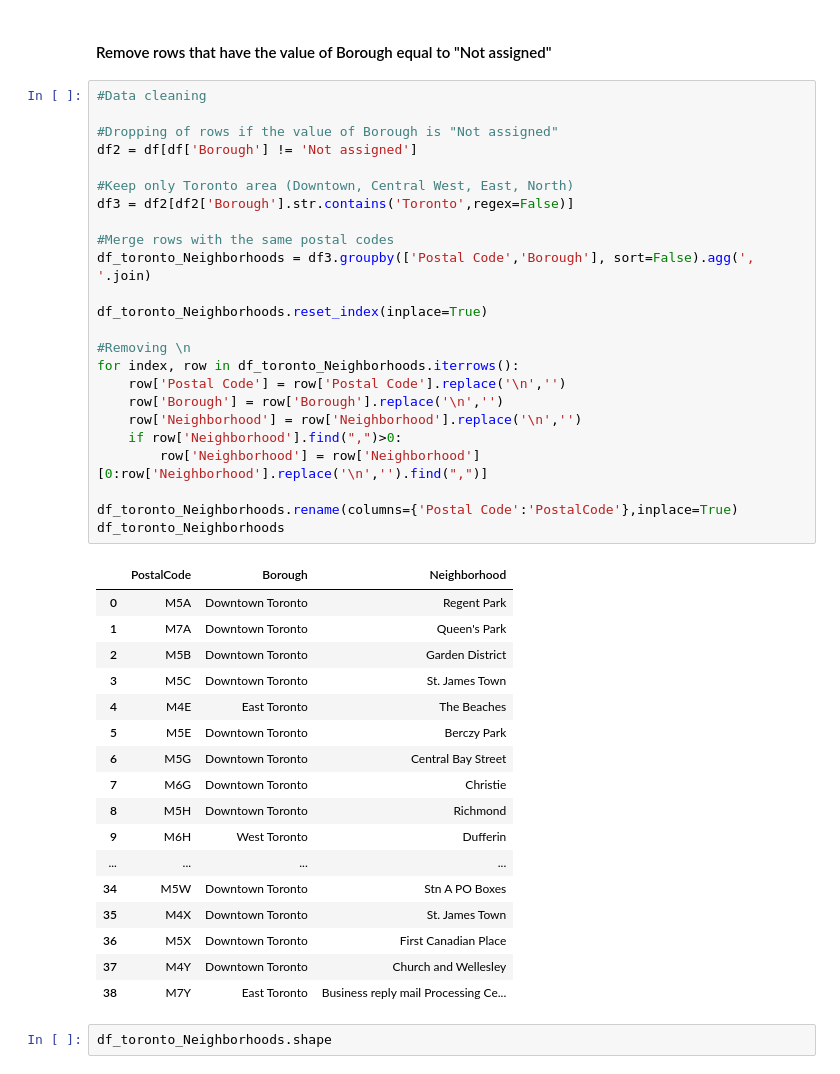
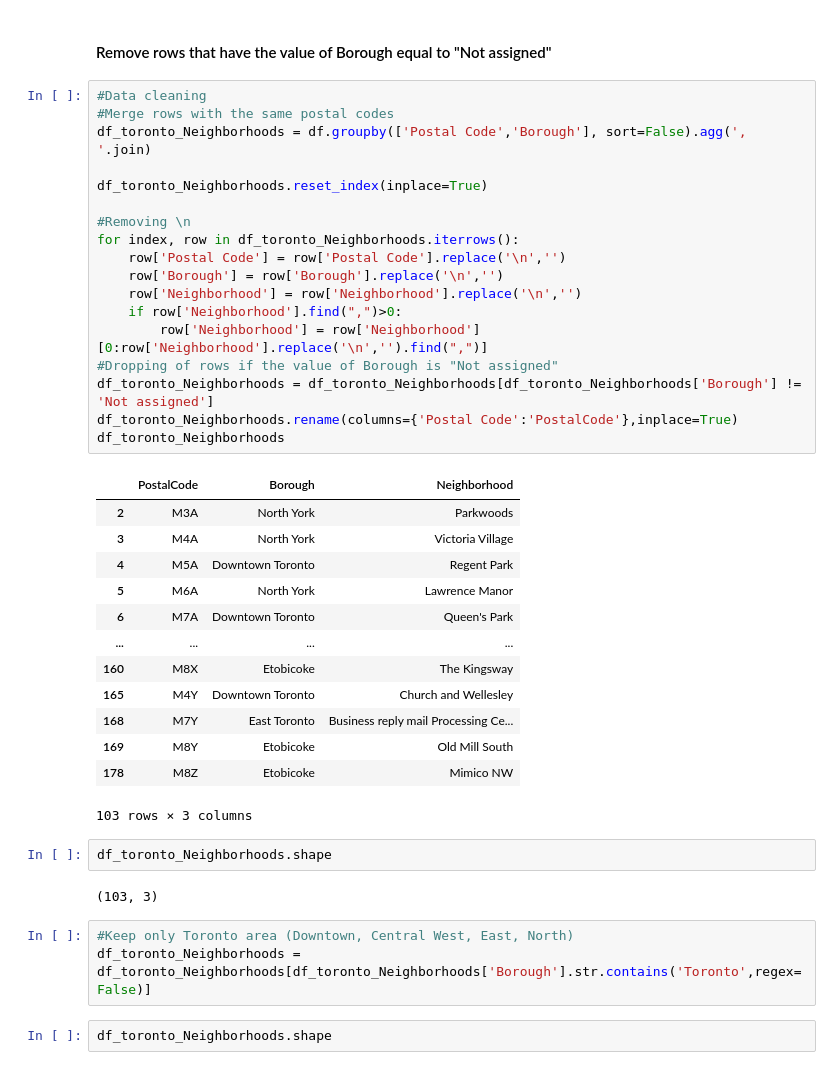
Before and after one commit to ngogic/testrepo, a Jupyter notebook: TorontoNeighborhoods.ipynb, the cells around one changed output. Cells and saved outputs as stored; diff of their text form.

```diff
--- a/TorontoNeighborhoods.ipynb
+++ b/TorontoNeighborhoods.ipynb
@@ -116,46 +120,43 @@ df.head()
 #### Remove rows that have the value of Borough equal to "Not assigned"
 # %%
 #Data cleaning
-
-#Dropping of rows if the value of Borough is "Not assigned"
-df2 = df[df['Borough'] != 'Not assigned']
-
-#Keep only Toronto area (Downtown, Central West, East, North)
-df3 = df2[df2['Borough'].str.contains('Toronto',regex=False)]
-
 #Merge rows with the same postal codes
-df_toronto_Neighborhoods = df3.groupby(['Postal Code','Borough'], sort=False).agg(', '.join)
+df_toronto_Neighborhoods = df.groupby(['Postal Code','Borough'], sort=False).agg(', '.join)
 
 df_toronto_Neighborhoods.reset_index(inplace=True)
 
 #Removing \n
 for index, row in df_toronto_Neighborhoods.iterrows():
     row['Postal Code'] = row['Postal Code'].replace('\n','')
     row['Borough'] = row['Borough'].replace('\n','')
     row['Neighborhood'] = row['Neighborhood'].replace('\n','')
     if row['Neighborhood'].find(",")>0:
         row['Neighborhood'] = row['Neighborhood'][0:row['Neighborhood'].replace('\n','').find(",")]
-
+#Dropping of rows if the value of Borough is "Not assigned"
+df_toronto_Neighborhoods = df_toronto_Neighborhoods[df_toronto_Neighborhoods['Borough'] != 'Not assigned']
 df_toronto_Neighborhoods.rename(columns={'Postal Code':'PostalCode'},inplace=True)
 df_toronto_Neighborhoods
 # %% [output]
 |  | PostalCode | Borough | Neighborhood |
-| 0 | M5A | Downtown Toronto | Regent Park |
-| 1 | M7A | Downtown Toronto | Queen's Park |
-| 2 | M5B | Downtown Toronto | Garden District |
-| 3 | M5C | Downtown Toronto | St. James Town |
-| 4 | M4E | East Toronto | The Beaches |
-| 5 | M5E | Downtown Toronto | Berczy Park |
-| 6 | M5G | Downtown Toronto | Central Bay Street |
-| 7 | M6G | Downtown Toronto | Christie |
-| 8 | M5H | Downtown Toronto | Richmond |
-| 9 | M6H | West Toronto | Dufferin |
+| 2 | M3A | North York | Parkwoods |
+| 3 | M4A | North York | Victoria Village |
+| 4 | M5A | Downtown Toronto | Regent Park |
+| 5 | M6A | North York | Lawrence Manor |
+| 6 | M7A | Downtown Toronto | Queen's Park |
 | ... | ... | ... | ... |
-| 34 | M5W | Downtown Toronto | Stn A PO Boxes |
-| 35 | M4X | Downtown Toronto | St. James Town |
-| 36 | M5X | Downtown Toronto | First Canadian Place |
-| 37 | M4Y | Downtown Toronto | Church and Wellesley |
-| 38 | M7Y | East Toronto | Business reply mail Processing Ce... |
+| 160 | M8X | Etobicoke | The Kingsway |
+| 165 | M4Y | Downtown Toronto | Church and Wellesley |
+| 168 | M7Y | East Toronto | Business reply mail Processing Ce... |
+| 169 | M8Y | Etobicoke | Old Mill South |
+| 178 | M8Z | Etobicoke | Mimico NW |
+103 rows × 3 columns
+# %%
+df_toronto_Neighborhoods.shape
+# %% [output]
+(103, 3)
+# %%
+#Keep only Toronto area (Downtown, Central West, East, North)
+df_toronto_Neighborhoods = df_toronto_Neighborhoods[df_toronto_Neighborhoods['Borough'].str.contains('Toronto',regex=False)]
 # %%
 df_toronto_Neighborhoods.shape
 # %% [output]
```
Also changed, not shown: parts of 18 cells of this notebook.
